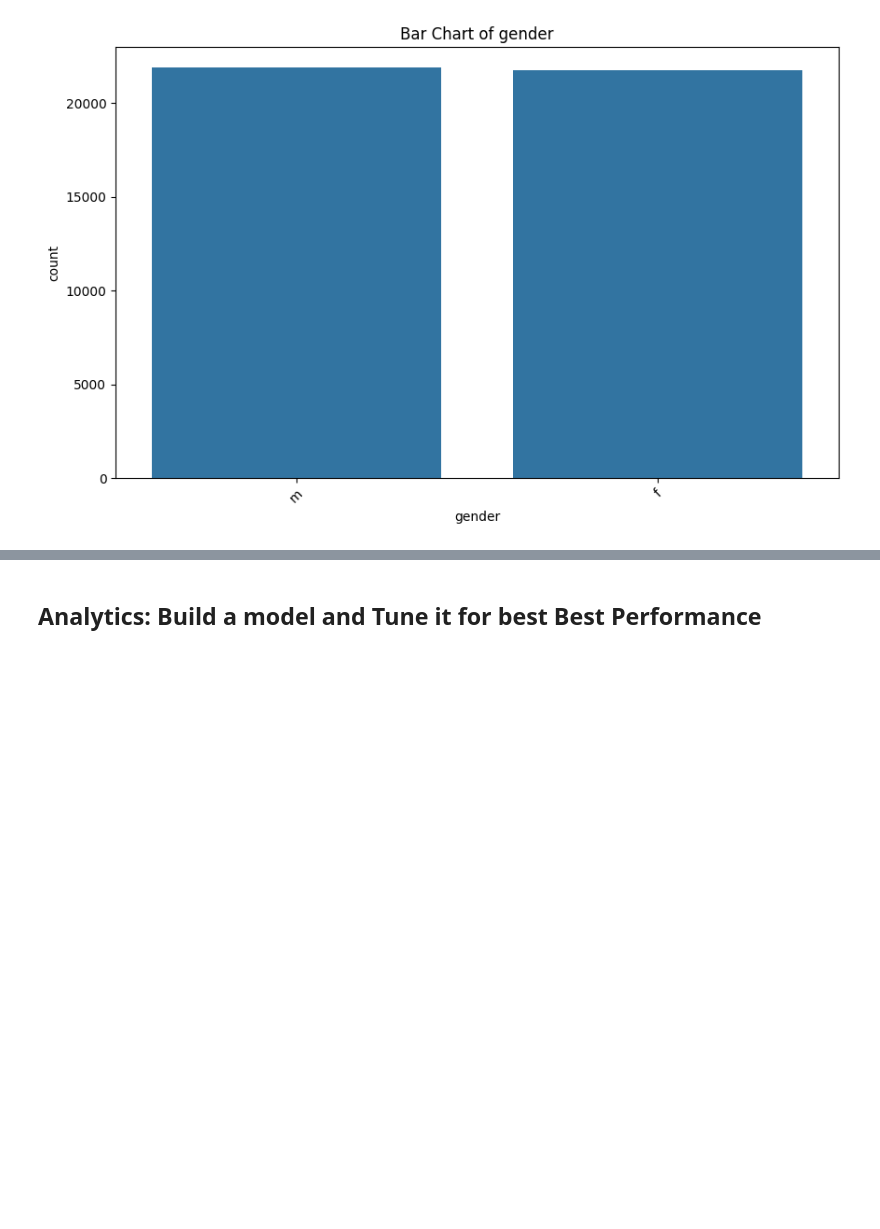
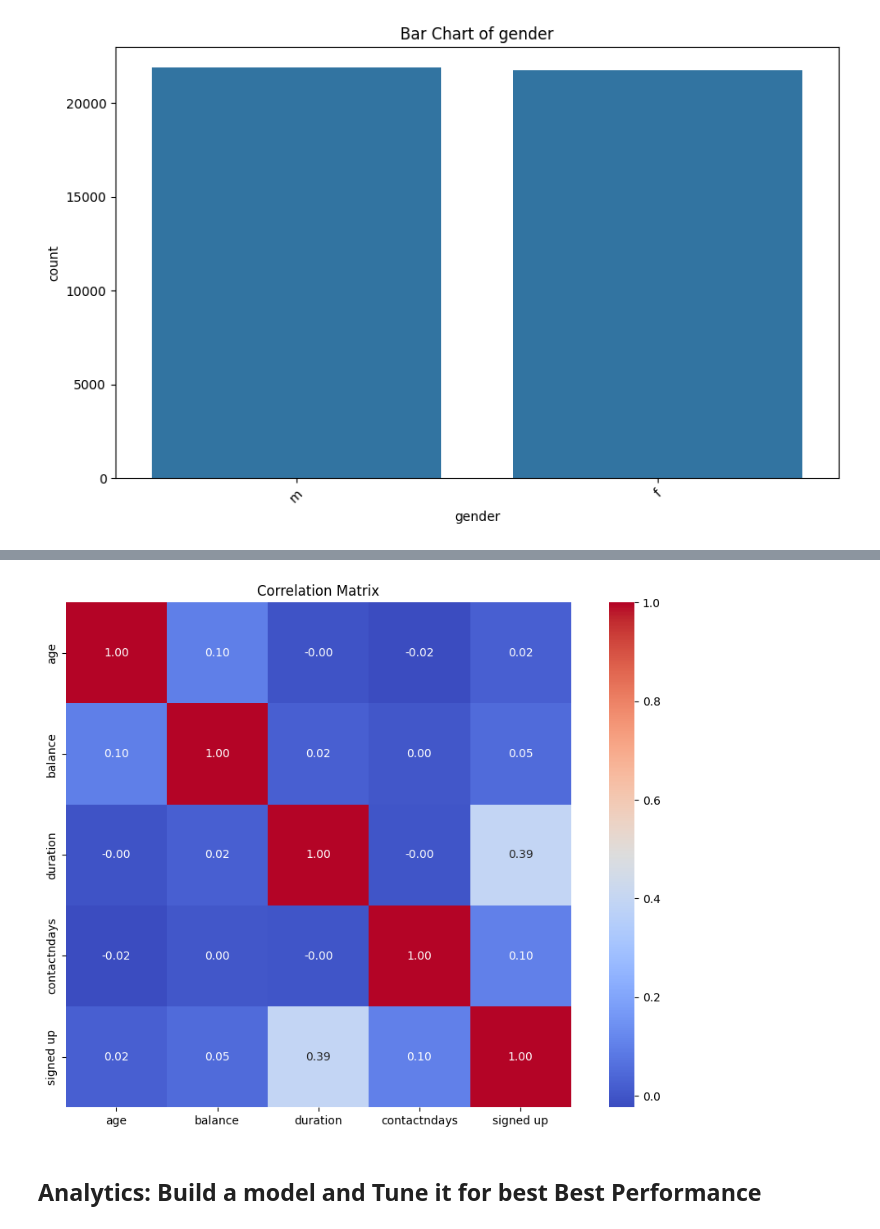
Before and after one commit to harperluthy/HLds1001_final, a Jupyter notebook: ds1001_final/notebooks/Final_Project_Notebook.ipynb, the cells around one changed output, grey strips where cells are left out. Saved outputs shown, nothing was run; the diff lists cells and outputs as text; code cells hidden in the pictures; blank space fills up the shorter version.

```diff
--- a/ds1001_final/notebooks/Final_Project_Notebook.ipynb
+++ b/ds1001_final/notebooks/Final_Project_Notebook.ipynb
@@ -193,11 +218,13 @@ plt.show()
 # %%
 #Correlation matrix, make sure to only include numeric variables
-num_values = "xx".select_dtypes(include=['number'])
+num_values = bankfinal.select_dtypes(include=['number'])
 correlation_matrix = num_values.corr()
 plt.figure(figsize=(12, 8))
 sns.heatmap(correlation_matrix, annot=True, fmt='.2f', cmap='coolwarm', square=True)
 plt.title('Correlation Matrix')
 plt.show()
+# %% [output]
+[figure, added]
 # %% [markdown]
 ## Analytics: Build a model and Tune it for best Best Performance
 # %%
```
Also changed, not shown: parts of 21 cells of this notebook.
